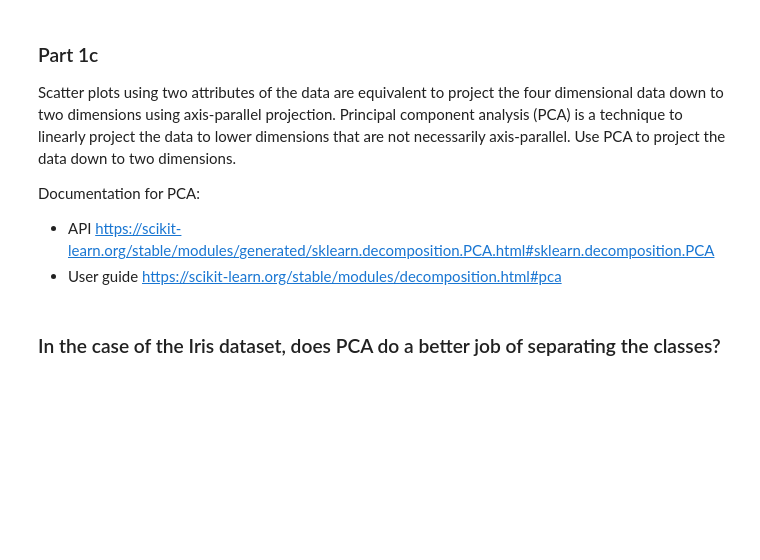
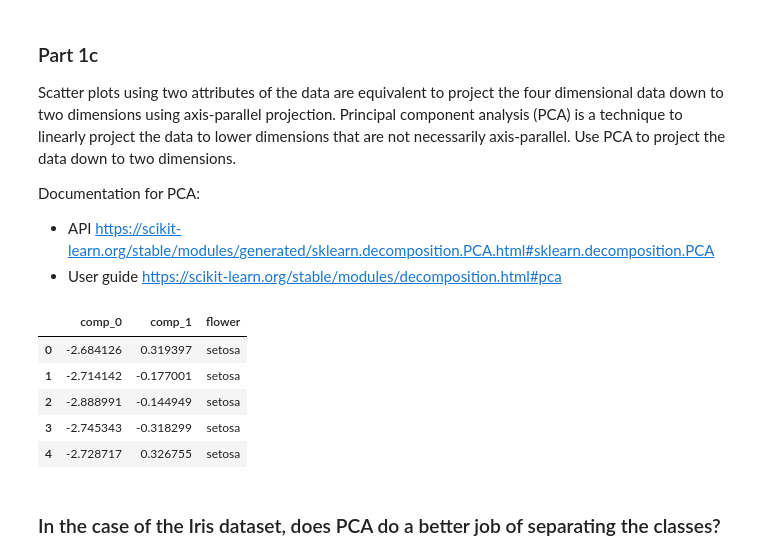
Before and after one commit to KayvanShah1/usc-dsci552-mlds-sp23, a Jupyter notebook: assignment-2/Kayvan_Shah_Assignment 2_solution.ipynb, the cells around one changed output. Saved outputs shown, nothing was run; the diff lists cells and outputs as text; code cells hidden in the pictures; blank space fills up the shorter version.

```diff
--- a/assignment-2/Kayvan_Shah_Assignment 2_solution.ipynb
+++ b/assignment-2/Kayvan_Shah_Assignment 2_solution.ipynb
@@ -177,2 +180,18 @@ Documentation for PCA:
+# %%
+### Insert your code here
+from sklearn.decomposition import PCA
+
+pca = PCA(n_components=2)
+dimension_reducer = pca.fit(iris_df)
+data = pd.DataFrame(dimension_reducer.transform(iris_df), columns=[f"comp_{i}" for i in range(2)])
+data["flower"] = iris_df_pp["flower"]
+data.head()
+# %% [output]
+|  | comp_0 | comp_1 | flower |
+| 0 | -2.684126 | 0.319397 | setosa |
+| 1 | -2.714142 | -0.177001 | setosa |
+| 2 | -2.888991 | -0.144949 | setosa |
+| 3 | -2.745343 | -0.318299 | setosa |
+| 4 | -2.728717 | 0.326755 | setosa |
 # %% [markdown]
 ### In the case of the Iris dataset, does PCA do a better job of separating the classes?
```
Also changed, not shown: parts of 8 cells of this notebook.
